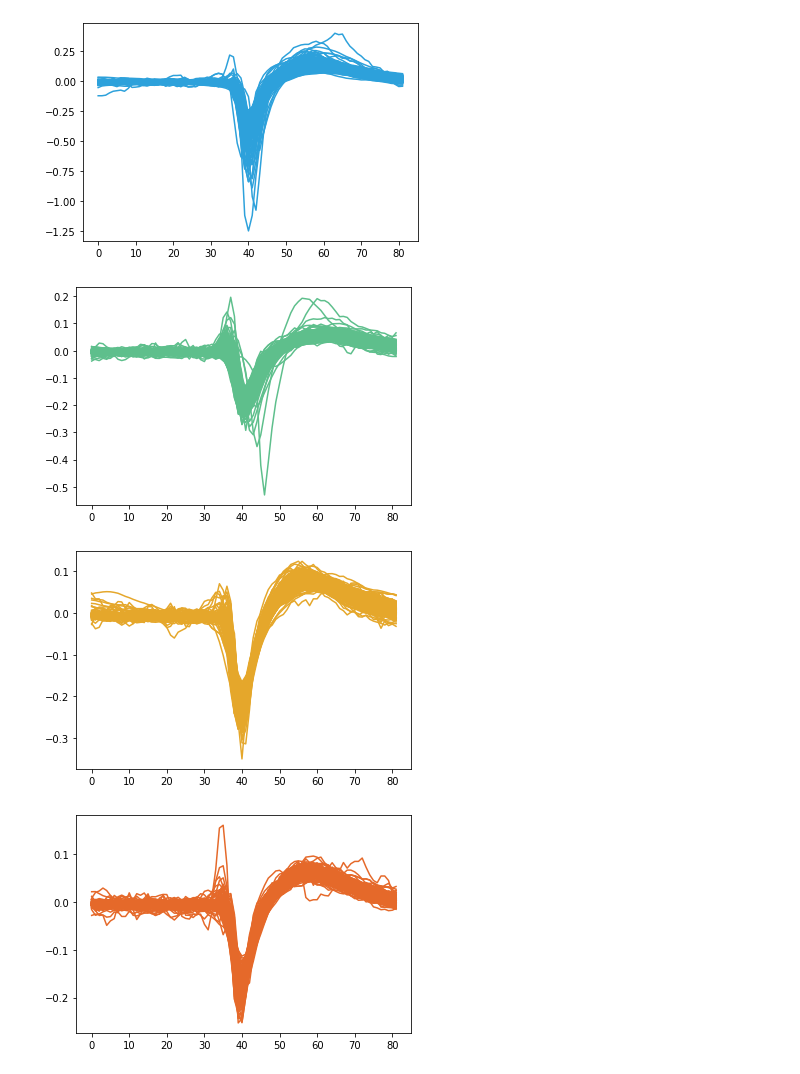
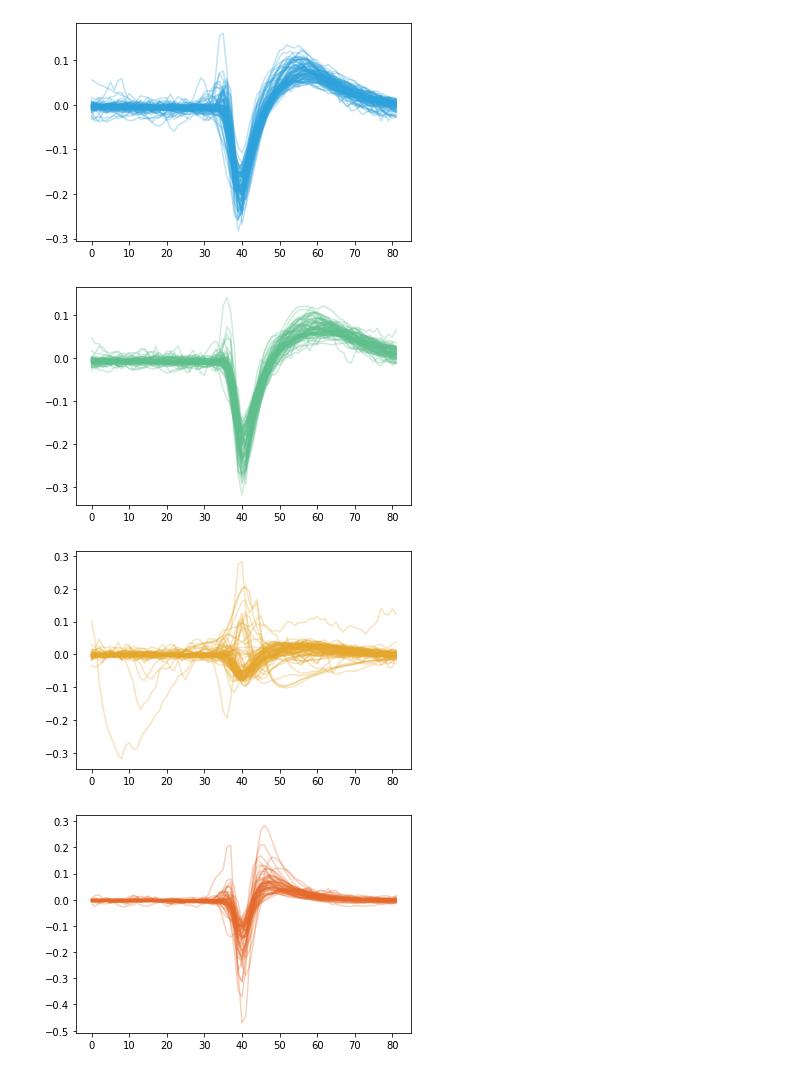
Before and after one commit to Nishant-codex/single_cell_analysis, a Jupyter notebook: notebooks/Guido_cells.ipynb, the cells around one changed output. Cells and saved outputs as stored; diff of their text form; code cells hidden in the pictures.

```diff
--- a/notebooks/Guido_cells.ipynb
+++ b/notebooks/Guido_cells.ipynb
@@ -113,4 +166,6 @@ data_df = pd.DataFrame(data,columns = ['pid', 'eid', 'probe', 'subject', 'wavefo
        'rc_slope', 'peak_to_trough', 'spike_width', 'firing_rate',
        'n_waveforms', 'date', 'mod_index', 'modulated', 'sert-cre',
        'anesthesia', 'brain_region'])
+data_df_control = data_df[data_df['sert-cre']==0.0]
+data_df_ser =  data_df[data_df['sert-cre']!=0.0]
 # %%
@@ -139,7 +197,7 @@ plt.show()
 neighbours = 20
 dist = 0.0
 random_state = 42
-data_umap = np.vstack(data_df['waveform'])
+data_umap = np.vstack(data_df_control['waveform'])
 reducer = umap.UMAP(n_neighbors=neighbours,min_dist=dist,random_state=random_state)
 mapper = reducer.fit(data_umap)
 mods = []
@@ -164,2 +222,2 @@ plt.show()
 # %%
-data_df['labels_lv'] = labels_ephys
+data_df_control['labels_lv'] = labels_ephys
@@ -166,9 +230,9 @@ data_df['labels_lv'] = labels_ephys
 # %%
 fig, ax = plt.subplots()
 
-for i,j in zip(set(data_df.labels_lv),coherence_colors):
-    x = np.arange(len(np.mean(data_df[data_df.labels_lv==i]['waveform'])))
-    y = np.mean(data_df[data_df.labels_lv==i]['waveform'])
+for i,j in zip(set(data_df_control.labels_lv),coherence_colors):
+    x = np.arange(len(np.mean(data_df_control[data_df_control.labels_lv==i]['waveform'])))
+    y = np.mean(data_df_control[data_df_control.labels_lv==i]['waveform'])
     #some confidence interval
     ci = 1.96 * np.std(y,axis=0)/np.sqrt(len(y))
     ax.plot(x,y,)
@@ -180,5 +244,5 @@ plt.show()
 # %%
-for i,j in zip(set(data_df.labels_lv),coherence_colors):
-    plt.plot(np.vstack(data_df[data_df['labels_lv']==i]['waveform']).T,c=j)
+for i,j in zip(set(data_df_control.labels_lv),coherence_colors):
+    plt.plot(np.vstack(data_df_control[data_df_control['labels_lv']==i]['waveform']).T,c=j,alpha=0.3)
     plt.show()
 # %% [output]
@@ -188,4 +252,4 @@ for i,j in zip(set(data_df.labels_lv),coherence_colors):
-[figure, old version]
+[figure, new version]
-[figure, old version]
+[figure, new version]
-[figure, old version]
+[figure, new version]
-[figure, old version]
+[figure, new version]
```
Also changed, not shown: parts of 12 cells of this notebook, 6 other files.
